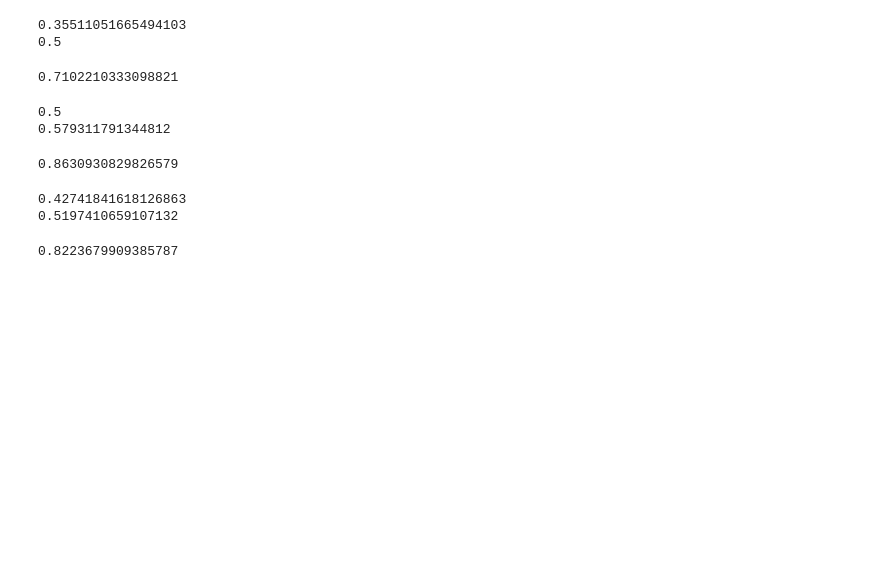
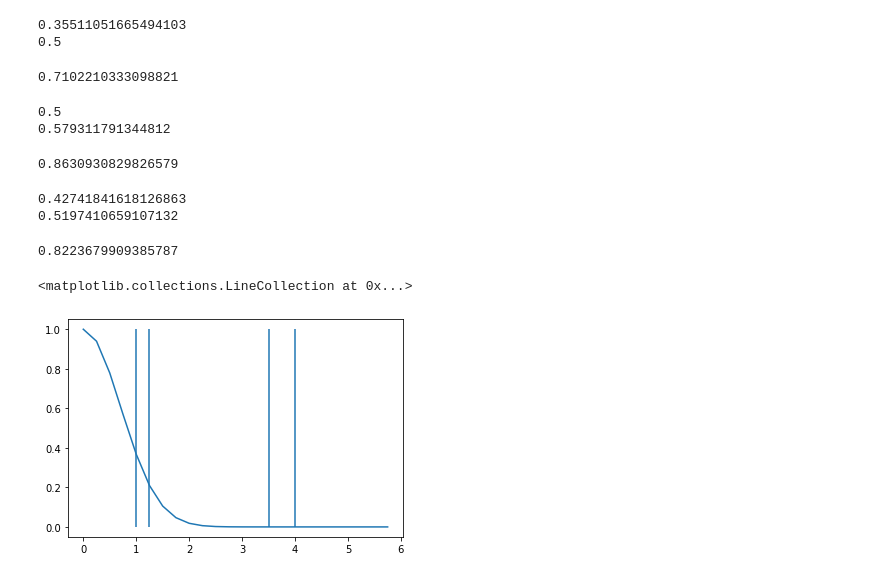
Before and after one commit to rakinhaider/Inherent-AI-Bias, a Jupyter notebook: notebooks/Groupwise Classifier Performance.ipynb, the cells around one changed output. Cells and saved outputs as stored; diff of their text form; code cells hidden in the pictures; blank space fills up the shorter version.

```diff
--- a/notebooks/Groupwise Classifier Performance.ipynb
+++ b/notebooks/Groupwise Classifier Performance.ipynb
@@ -518,3 +514,14 @@ get_positive_prediction_rate(0, 10, 5, 5, 6.5)/get_positive_prediction_rate(3, 1
 0.42741841618126863
 0.5197410659107132
 0.8223679909385787
+# %%
+x = np.arange(0, 6, 0.25)
+y = np.exp(-x**2)
+plt.plot(x, y)
+plt.vlines(4, ymin=0, ymax=1)
+plt.vlines(3.5, ymin=0, ymax=1)
+plt.vlines(1.25, ymin=0, ymax=1)
+plt.vlines(1, ymin=0, ymax=1)
+# %% [output]
+<matplotlib.collections.LineCollection at 0x...>
+[figure, added]
```
Also changed, not shown: parts of 26 cells of this notebook, 34 other files.
